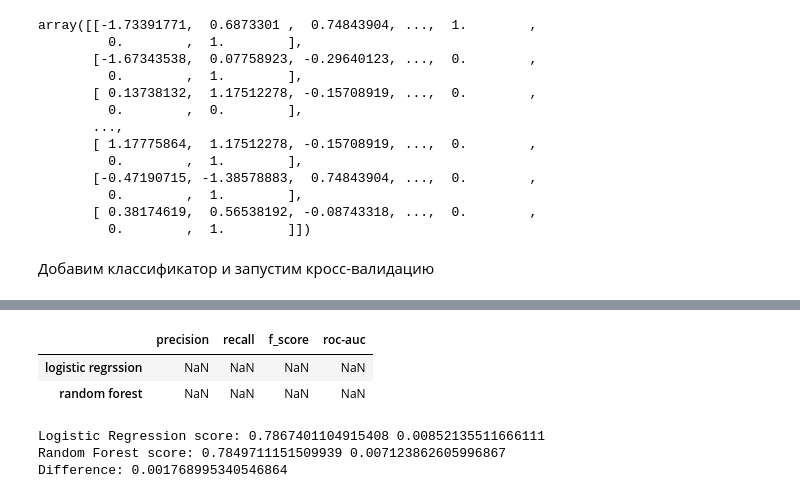
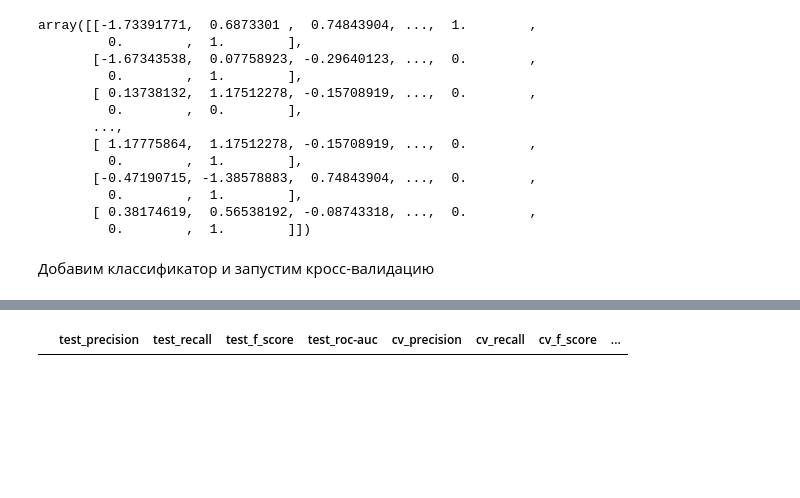
Before and after one commit to elka97/MachineLearningInBusiness, a Jupyter notebook: homework_3.ipynb, the cells around one changed output, grey strips where cells are left out. Saved outputs shown, nothing was run; the diff lists cells and outputs as text; code cells hidden in the pictures; blank space fills up the shorter version.

```diff
--- a/homework_3.ipynb
+++ b/homework_3.ipynb
@@ -1082,8 +225,6 @@ Pipeline(steps=[('features',
-# %%
-results = pd.DataFrame(columns=[["precision", "recall", "f_score", "roc-auc"]], index=["logistic regrssion", "random forest" ])
-results
-# %% [output]
-|  | precision | recall | f_score | roc-auc |
-| logistic regrssion | NaN | NaN | NaN | NaN |
-| random forest | NaN | NaN | NaN | NaN |
+# %%
+results = pd.DataFrame(columns=["test_precision", "test_recall", "test_f_score", "test_roc-auc", "cv_precision", "cv_recall", "cv_f_score", "cv_roc-auc"])
+results
+# %% [output]
+|  | test_precision | test_recall | test_f_score | test_roc-auc | cv_precision | cv_recall | cv_f_score | ... |
 # %%
@@ -1091,13 +242,3 @@ random_forest = Pipeline([
     ('features',feats),
     ('classifier', RandomForestClassifier(max_depth=2, random_state = 42)),
 ])
-# %%
-# Cross-validation
-scoring = "roc_auc"
-
-logreg_scores = cross_validate(logreg, X_train, y_train, scoring=scoring, cv=16, return_estimator=True)
-forest_scores = cross_validate(random_forest, X_train, y_train, scoring=scoring, cv=16, return_estimator=True)
-# %% [output]
-Logistic Regression score: 0.7867401104915408 0.00852135511666111
-Random Forest score: 0.7849711151509939 0.007123862605996867
-Difference: 0.001768995340546864
```
Also changed, not shown: parts of 181 cells of this notebook.
